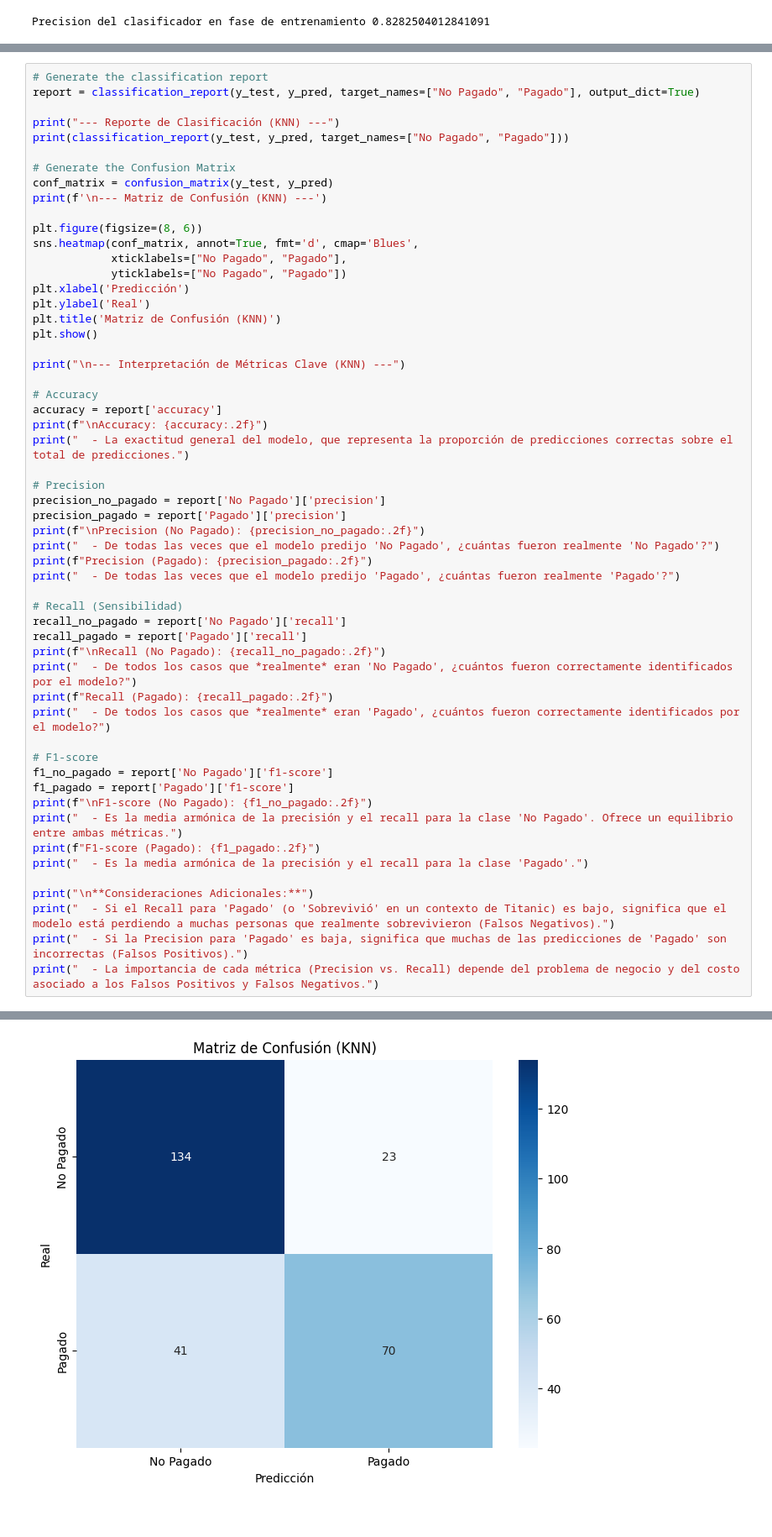
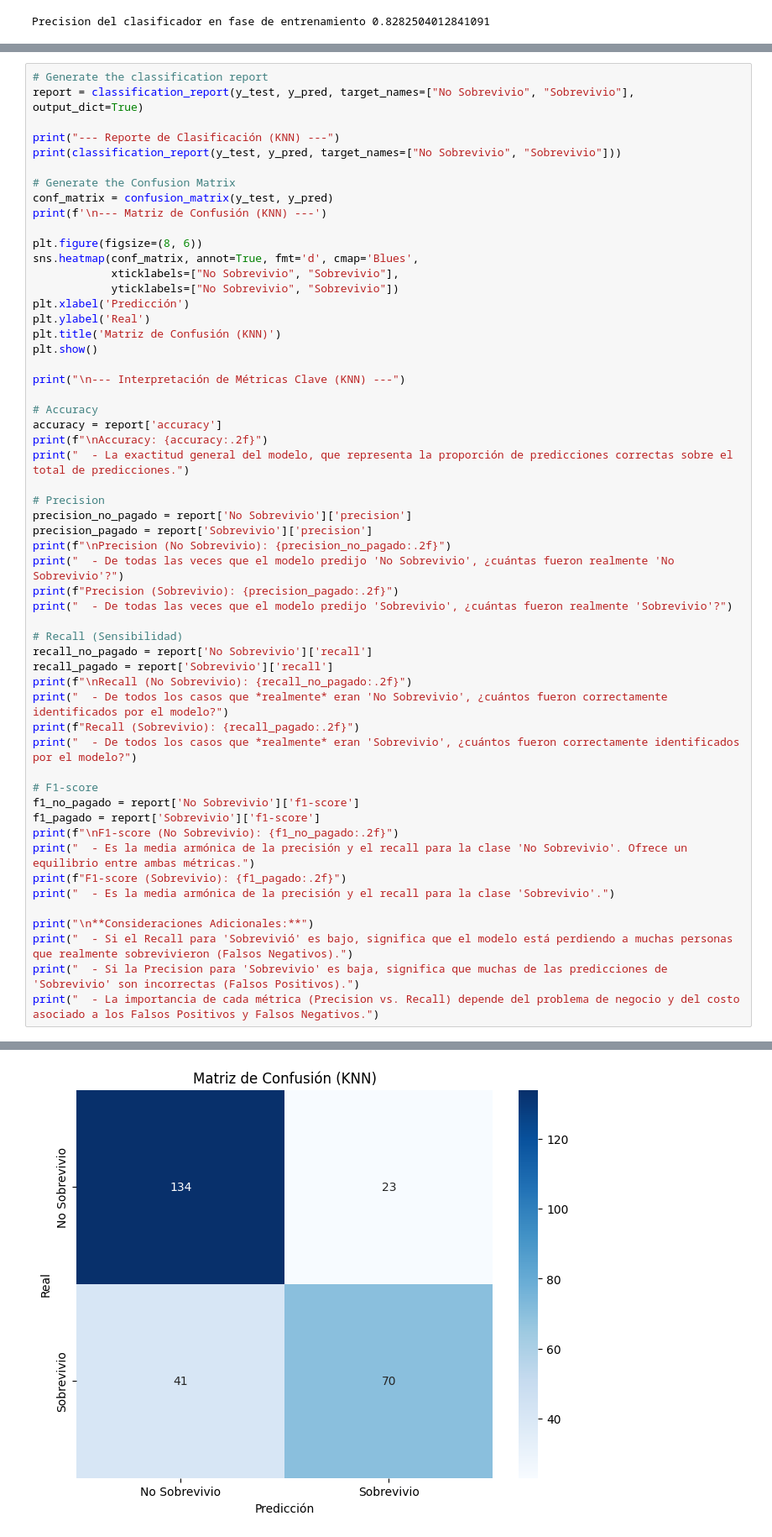
Before and after one commit to IvanMoreno2/MachineLearning, a Jupyter notebook: Proyecto Unidad 3/Proyecto_Uniddad3.ipynb, the cells around one changed output, grey strips where cells are left out. Shown at 84% size. Cells and saved outputs as stored; diff of their text form.

```diff
--- a/Proyecto Unidad 3/Proyecto_Uniddad3.ipynb
+++ b/Proyecto Unidad 3/Proyecto_Uniddad3.ipynb
@@ -182,10 +182,10 @@ Matriz de Confusion con 5 vecinos:
  [ 41  70]]
 # %%
 # Generate the classification report
-report = classification_report(y_test, y_pred, target_names=["No Pagado", "Pagado"], output_dict=True)
+report = classification_report(y_test, y_pred, target_names=["No Sobrevivio", "Sobrevivio"], output_dict=True)
 
 print("--- Reporte de Clasificación (KNN) ---")
-print(classification_report(y_test, y_pred, target_names=["No Pagado", "Pagado"]))
+print(classification_report(y_test, y_pred, target_names=["No Sobrevivio", "Sobrevivio"]))
 
 # Generate the Confusion Matrix
 conf_matrix = confusion_matrix(y_test, y_pred)
@@ -193,8 +193,8 @@ print(f'\n--- Matriz de Confusión (KNN) ---')
 
 plt.figure(figsize=(8, 6))
 sns.heatmap(conf_matrix, annot=True, fmt='d', cmap='Blues',
-            xticklabels=["No Pagado", "Pagado"],
-            yticklabels=["No Pagado", "Pagado"])
+            xticklabels=["No Sobrevivio", "Sobrevivio"],
+            yticklabels=["No Sobrevivio", "Sobrevivio"])
 plt.xlabel('Predicción')
 plt.ylabel('Real')
 plt.title('Matriz de Confusión (KNN)')
@@ -208,32 +208,32 @@ print(f"\nAccuracy: {accuracy:.2f}")
 print("  - La exactitud general del modelo, que representa la proporción de predicciones correctas sobre el total de predicciones.")
 
 # Precision
-precision_no_pagado = report['No Pagado']['precision']
-precision_pagado = report['Pagado']['precision']
-print(f"\nPrecision (No Pagado): {precision_no_pagado:.2f}")
-print("  - De todas las veces que el modelo predijo 'No Pagado', ¿cuántas fueron realmente 'No Pagado'?")
-print(f"Precision (Pagado): {precision_pagado:.2f}")
-print("  - De todas las veces que el modelo predijo 'Pagado', ¿cuántas fueron realmente 'Pagado'?")
+precision_no_pagado = report['No Sobrevivio']['precision']
+precision_pagado = report['Sobrevivio']['precision']
+print(f"\nPrecision (No Sobrevivio): {precision_no_pagado:.2f}")
+print("  - De todas las veces que el modelo predijo 'No Sobrevivio', ¿cuántas fueron realmente 'No Sobrevivio'?")
+print(f"Precision (Sobrevivio): {precision_pagado:.2f}")
+print("  - De todas las veces que el modelo predijo 'Sobrevivio', ¿cuántas fueron realmente 'Sobrevivio'?")
 
 # Recall (Sensibilidad)
-recall_no_pagado = report['No Pagado']['recall']
-recall_pagado = report['Pagado']['recall']
-print(f"\nRecall (No Pagado): {recall_no_pagado:.2f}")
-print("  - De todos los casos que *realmente* eran 'No Pagado', ¿cuántos fueron correctamente identificados por el modelo?")
-print(f"Recall (Pagado): {recall_pagado:.2f}")
-print("  - De todos los casos que *realmente* eran 'Pagado', ¿cuántos fueron correctamente identificados por el modelo?")
+recall_no_pagado = report['No Sobrevivio']['recall']
+recall_pagado = report['Sobrevivio']['recall']
+print(f"\nRecall (No Sobrevivio): {recall_no_pagado:.2f}")
+print("  - De todos los casos que *realmente* eran 'No Sobrevivio', ¿cuántos fueron correctamente identificados por el modelo?")
+print(f"Recall (Sobrevivio): {recall_pagado:.2f}")
+print("  - De todos los casos que *realmente* eran 'Sobrevivio', ¿cuántos fueron correctamente identificados por el modelo?")
 
 # F1-score
-f1_no_pagado = report['No Pagado']['f1-score']
-f1_pagado = report['Pagado']['f1-score']
-print(f"\nF1-score (No Pagado): {f1_no_pagado:.2f}")
-print("  - Es la media armónica de la precisión y el recall para la clase 'No Pagado'. Ofrece un equilibrio entre ambas métricas.")
-print(f"F1-score (Pagado): {f1_pagado:.2f}")
-print("  - Es la media armónica de la precisión y el recall para la clase 'Pagado'.")
+f1_no_pagado = report['No Sobrevivio']['f1-score']
+f1_pagado = report['Sobrevivio']['f1-score']
+print(f"\nF1-score (No Sobrevivio): {f1_no_pagado:.2f}")
+print("  - Es la media armónica de la precisión y el recall para la clase 'No Sobrevivio'. Ofrece un equilibrio entre ambas métricas.")
+print(f"F1-score (Sobrevivio): {f1_pagado:.2f}")
+print("  - Es la media armónica de la precisión y el recall para la clase 'Sobrevivio'.")
 
 print("\n**Consideraciones Adicionales:**")
-print("  - Si el Recall para 'Pagado' (o 'Sobrevivió' en un contexto de Titanic) es bajo, significa que el modelo está perdiendo a muchas personas que realmente sobrevivieron (Falsos Negativos).")
-print("  - Si la Precision para 'Pagado' es baja, significa que muchas de las predicciones de 'Pagado' son incorrectas (Falsos Positivos).")
+print("  - Si el Recall para 'Sobrevivió' es bajo, significa que el modelo está perdiendo a muchas personas que realmente sobrevivieron (Falsos Negativos).")
+print("  - Si la Precision para 'Sobrevivio' es baja, significa que muchas de las predicciones de 'Sobrevivio' son incorrectas (Falsos Positivos).")
 print("  - La importancia de cada métrica (Precision vs. Recall) depende del problema de negocio y del costo asociado a los Falsos Positivos y Falsos Negativos.")
 # %% [output]
 --- Reporte de Clasificación (KNN) ---
@@ -248,7 +248,7 @@ weighted avg       0.76      0.76      0.76       268
 
 
 --- Matriz de Confusión (KNN) ---
-[figure, old version]
+[figure, new version]
 --- Interpretación de Métricas Clave (KNN) ---
 
 Accuracy: 0.76
```
Also changed, not shown: parts of 2 cells of this notebook.
